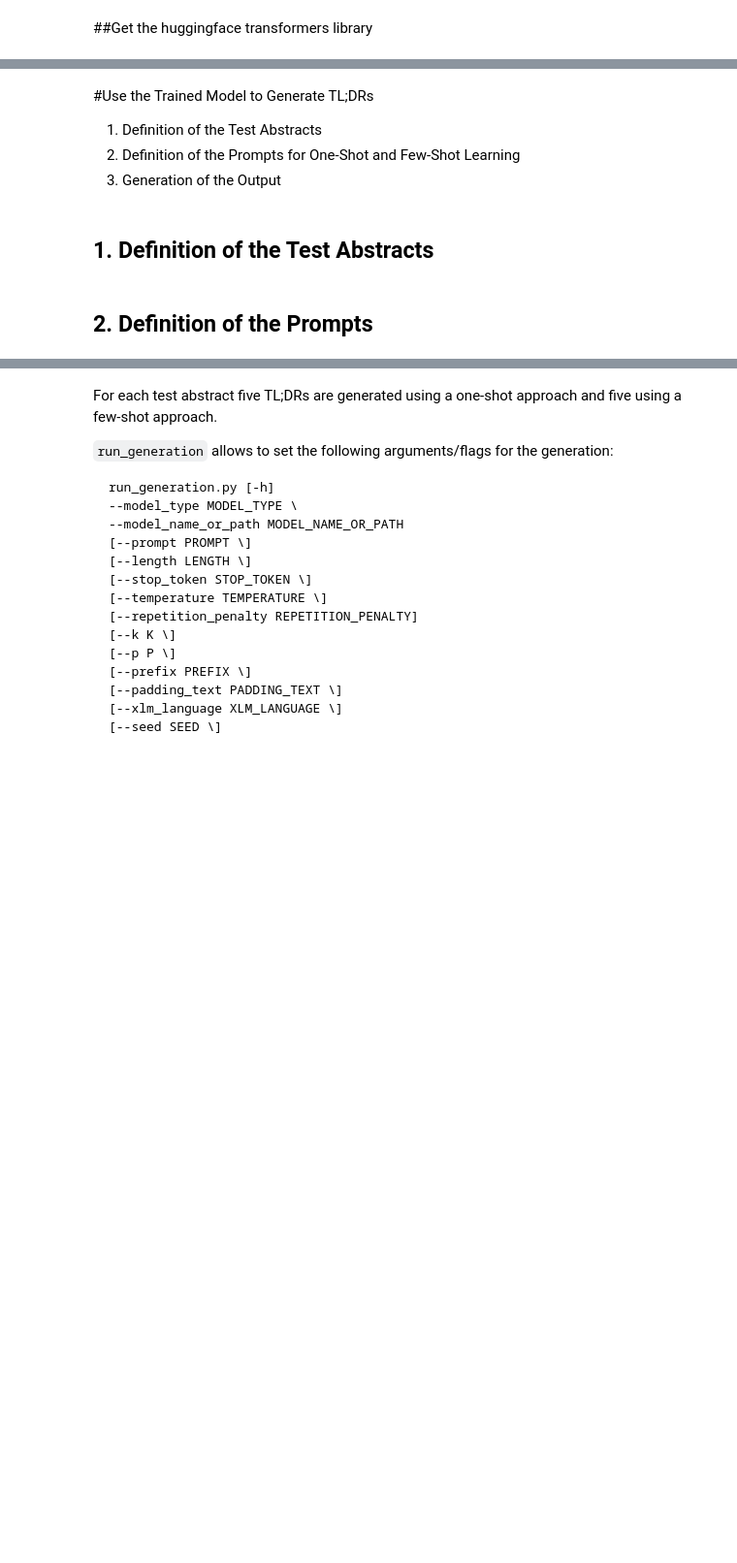
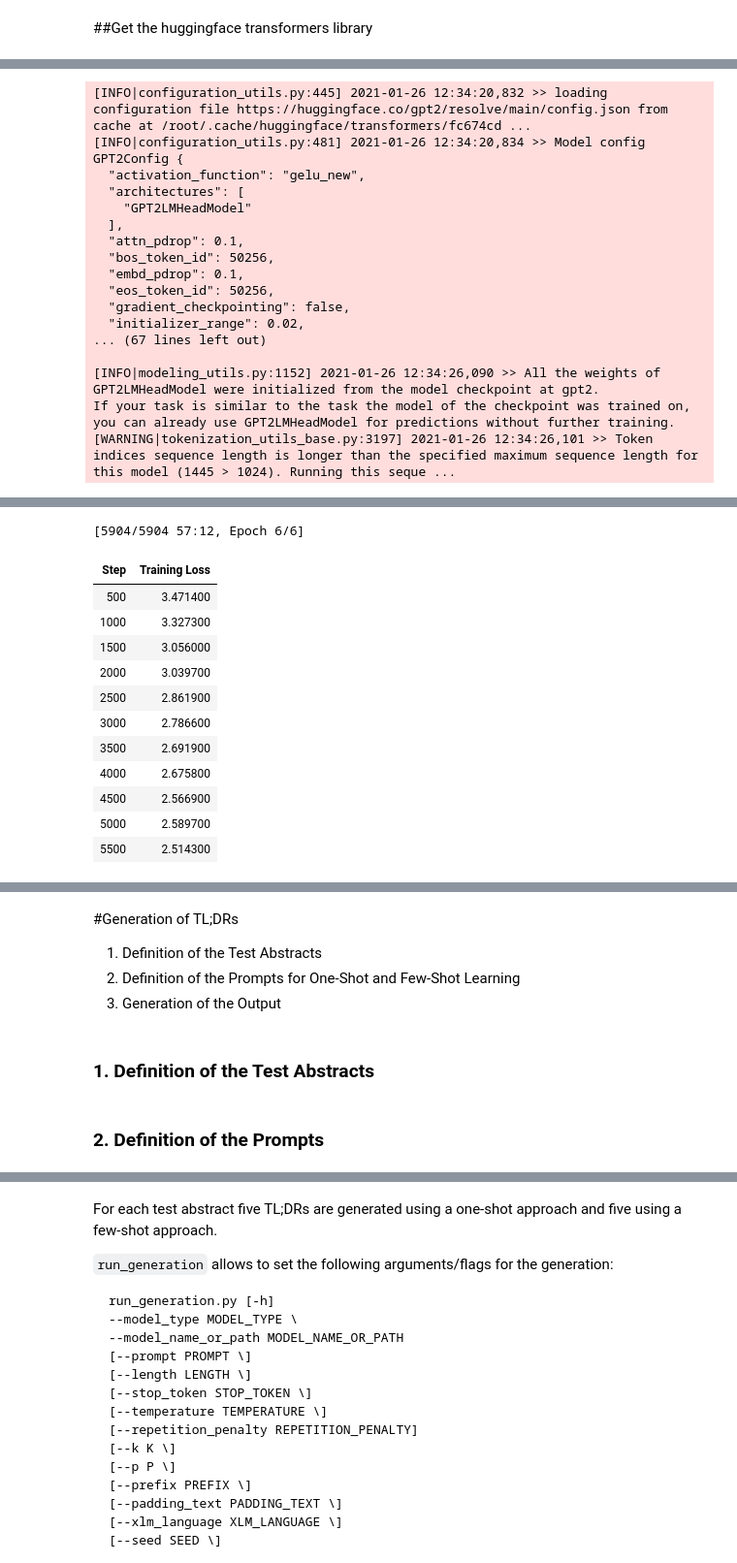
Before and after one commit to steffen74/GPT-2, a Jupyter notebook: 03_tldr/fulltexts_huggingface-transformers.ipynb, the cells around one changed output, grey strips where cells are left out. Shown at 97% size. Cells and saved outputs as stored; diff of their text form; code cells hidden in the pictures; blank space fills up the shorter version.

```diff
--- a/03_tldr/fulltexts_huggingface-transformers.ipynb
+++ b/03_tldr/fulltexts_huggingface-transformers.ipynb
@@ -163,15 +165,15 @@ However, this produces an error code...
 # %%
 #Trains the model. Be careful with the batch_size when using larger models or datasets.
-%run "/content/gdrive/MyDrive/NLP_scientific-text-generation/transformers/examples/language-modeling/run_clm.py" \
+%run "prep/transformers/examples/language-modeling/run_clm.py" \
     --model_name_or_path gpt2 \
-    --line_by_line=True \
-    --train_file "/content/gdrive/My Drive/NLP_scientific-text-generation/train.txt" \
-    --validation_file "/content/gdrive/My Drive/NLP_scientific-text-generation/valid.txt" \
+    --train_file "train.txt" \
+    --validation_file "valid.txt" \
     --do_train \
     --do_eval \
-    --output_dir "/content/gdrive/My Drive/NLP_scientific-text-generation/output/" \
+    --output_dir "output/" \
     --per_device_train_batch_size=1 \
     --per_device_eval_batch_size=1 \
     --learning_rate 5e-5 \
-    --num_train_epochs=2 \
+    --num_train_epochs=6 \
     --overwrite_output_dir
+# %% [output]
@@ -177,0 +185,17 @@ However, this produces an error code...
+[INFO|configuration_utils.py:445] 2021-01-26 12:34:20,832 >> loading configuration file https://huggingface.co/gpt2/resolve/main/config.json from cache at /root/.cache/huggingface/transformers/fc674cd ...
+[INFO|configuration_utils.py:481] 2021-01-26 12:34:20,834 >> Model config GPT2Config {
+  "activation_function": "gelu_new",
+  "architectures": [
+    "GPT2LMHeadModel"
+  ],
+  "attn_pdrop": 0.1,
+  "bos_token_id": 50256,
+  "embd_pdrop": 0.1,
+  "eos_token_id": 50256,
+  "gradient_checkpointing": false,
+  "initializer_range": 0.02,
+... (67 lines left out)
+
+[INFO|modeling_utils.py:1152] 2021-01-26 12:34:26,090 >> All the weights of GPT2LMHeadModel were initialized from the model checkpoint at gpt2.
+If your task is similar to the task the model of the checkpoint was trained on, you can already use GPT2LMHeadModel for predictions without further training.
+[WARNING|tokenization_utils_base.py:3197] 2021-01-26 12:34:26,101 >> Token indices sequence length is longer than the specified maximum sequence length for this model (1445 > 1024). Running this seque ...
@@ -177,0 +211,13 @@ However, this produces an error code...
+[5904/5904 57:12, Epoch 6/6]
+| Step | Training Loss |
+| 500 | 3.471400 |
+| 1000 | 3.327300 |
+| 1500 | 3.056000 |
+| 2000 | 3.039700 |
+| 2500 | 2.861900 |
+| 3000 | 2.786600 |
+| 3500 | 2.691900 |
+| 4000 | 2.675800 |
+| 4500 | 2.566900 |
+| 5000 | 2.589700 |
+| 5500 | 2.514300 |
@@ -178,8 +244,8 @@ However, this produces an error code...
 # %% [markdown]
-#Use the Trained Model to Generate TL;DRs
+#Generation of TL;DRs
 1. Definition of the Test Abstracts
 2. Definition of the Prompts for One-Shot and Few-Shot Learning
 3. Generation of the Output
 # %% [markdown]
-## 1. Definition of the Test Abstracts
+### 1. Definition of the Test Abstracts
 # %%
@@ -189,7 +255,7 @@ test_abstract_3 = "The paper summarizes the current knowledge about the impact o
 test_abstract_4 = "Feeding a growing global population in a changing climate presents a significant challenge to society. The projected yields of crops under a range of agricultural and climatic scenarios are needed to assess food security prospects. Previous meta-analyses have summarized climate change impacts and adaptive potential as a function of temperature, but have not examined uncertainty, the timing of impacts, or the quantitative effectiveness of adaptation. Here we develop a new data set of more than 1,700 published simulations to evaluate yield impacts of climate change and adaptation. Without adaptation, losses in aggregate production are expected for wheat, rice and maize in both temperate and tropical regions by 2 °C of local warming. Crop-level adaptations increase simulated yields by an average of 7–15%, with adaptations more effective for wheat and rice than maize. Yield losses are greater in magnitude for the second half of the century than for the first. Consensus on yield decreases in the second half of the century is stronger in tropical than temperate regions, yet even moderate warming may reduce temperate crop yields in many locations. Although less is known about interannual variability than mean yields, the available data indicate that increases in yield variability are likely."
 test_abstract_5 = "The effects of climate change on biodiversity are increasingly well documented, and many methods have been developed to assess species' vulnerability to climatic changes, both ongoing and projected in the coming decades. To minimize global biodiversity losses, conservationists need to identify those species that are likely to be most vulnerable to the impacts of climate change. In this Review, we summarize different currencies used for assessing species' climate change vulnerability. We describe three main approaches used to derive these currencies (correlative, mechanistic and trait-based), and their associated data requirements, spatial and temporal scales of application and modelling methods. We identify strengths and weaknesses of the approaches and highlight the sources of uncertainty inherent in each method that limit projection reliability. Finally, we provide guidance for conservation practitioners in selecting the most appropriate approach(es) for their planning needs and highlight priority areas for further assessments."
 # %% [markdown]
-## 2. Definition of the Prompts
+### 2. Definition of the Prompts
 # %%
 abstract_1 = "Causal attribution of recent biological trends to climate change is complicated because non-climatic influences dominate local, short-term biological changes. Any underlying signal from climate change is likely to be revealed by analyses that seek systematic trends across diverse species and geographic regions; however, debates within the Intergovernmental Panel on Climate Change (IPCC) reveal several definitions of a ‘systematic trend’. Here, we explore these differences, apply diverse analyses to more than 1,700 species, and show that recent biological trends match climate change predictions. Global meta-analyses documented significant range shifts averaging 6.1 km per decade towards the poles (or metres per decade upward), and significant mean advancement of spring events by 2.3 days per decade. We define a diagnostic fingerprint of temporal and spatial ‘sign-switching’ responses uniquely predicted by twentieth century climate trends. Among appropriate long-term/large-scale/multi-species data sets, this diagnostic fingerprint was found for 279 species. This suite of analyses generates ‘very high confidence’ (as laid down by the IPCC) that climate change is already affecting living systems."
 tldr_1 = "Climate change predictions are confirmed by the collective change in distribution of species, and the change in timing of biological events."
```
Also changed, not shown: parts of 18 cells of this notebook.
